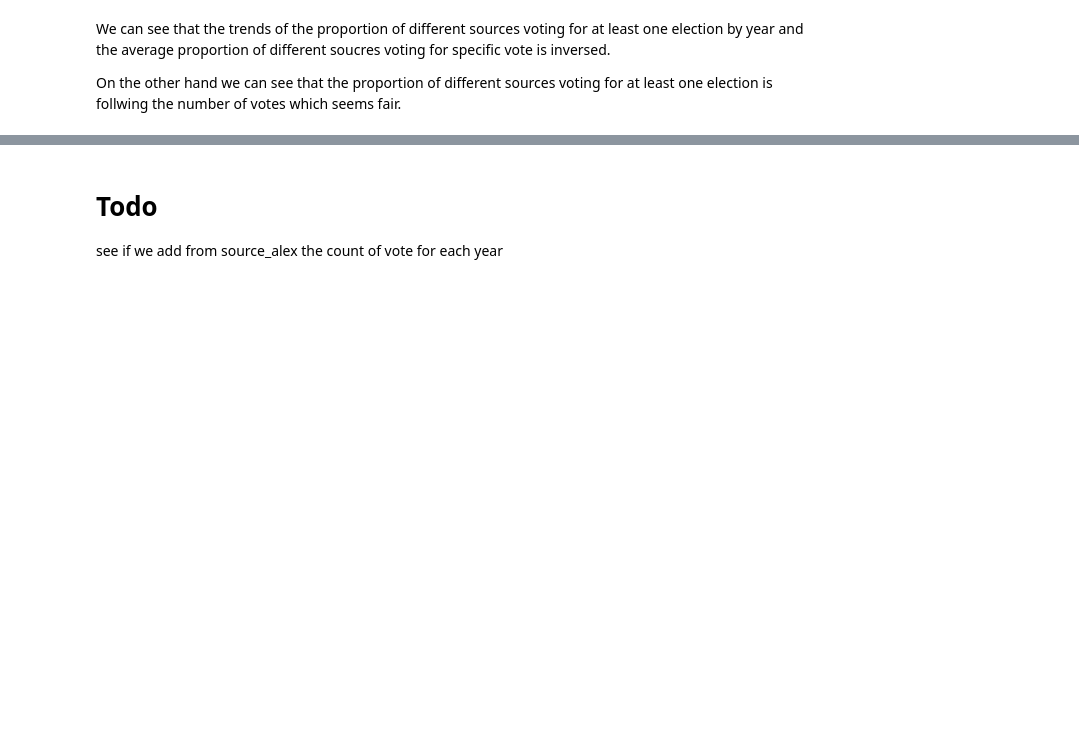
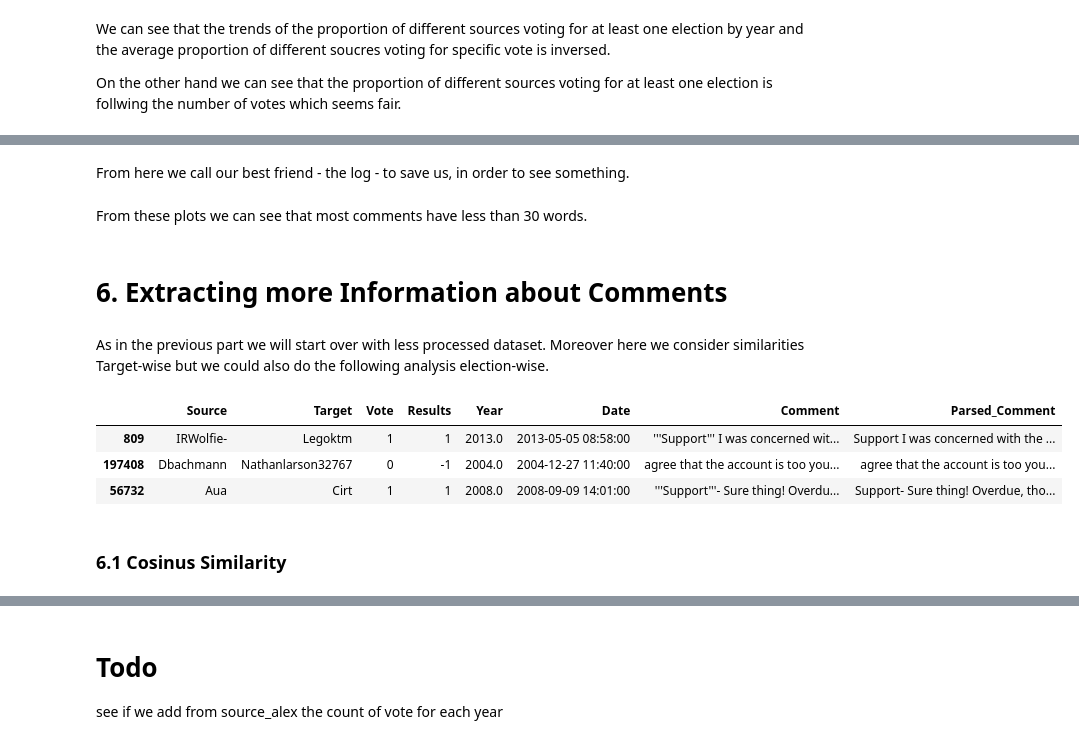
Before and after one commit to epfl-ada/ada-2023-project-abracadabra, a Jupyter notebook: P2_submission.ipynb, the cells around one changed output, grey strips where cells are left out. Drawn from its saved outputs; the diff is of its cells as text; code cells hidden in the pictures; blank space fills up the shorter version.

```diff
--- a/P2_submission.ipynb
+++ b/P2_submission.ipynb
@@ -677,0 +783,2 @@ plt.show()
+# %% [markdown]
+From here we call our best friend - the log - to save us, in order to see something.
@@ -677,0 +801,21 @@ plt.show()
+# %% [markdown]
+From these plots we can see that most comments have less than 30 words.
+# %% [markdown]
+# 6. Extracting more Information about Comments
+# %% [markdown]
+As in the previous part we will start over with less processed dataset. Moreover here we consider similarities Target-wise but we could also do the following analysis election-wise.
+# %%
+df_cosine_similarity = pd.read_csv('wiki-RfA.csv', index_col=0, parse_dates=['Date'])
+
+#Parse the comments to a new column
+df_cosine_similarity['Comment'] = df_cosine_similarity['Comment'].apply(lambda x: [] if pd.isna(x) else x)
+df_cosine_similarity["Parsed_Comment"] = df_cosine_similarity.Comment.apply(lambda x: mwparserfromhell.parse(x).strip_code())
+
+df_cosine_similarity.sample(3)
+# %% [output]
+|  | Source | Target | Vote | Results | Year | Date | Comment | Parsed_Comment |
+| 809 | IRWolfie- | Legoktm | 1 | 1 | 2013.0 | 2013-05-05 08:58:00 | '''Support''' I was concerned wit... | Support I was concerned with the ... |
+| 197408 | Dbachmann | Nathanlarson32767 | 0 | -1 | 2004.0 | 2004-12-27 11:40:00 | agree that the account is too you... | agree that the account is too you... |
+| 56732 | Aua | Cirt | 1 | 1 | 2008.0 | 2008-09-09 14:01:00 | '''Support'''- Sure thing! Overdu... | Support- Sure thing! Overdue, tho... |
+# %% [markdown]
+### 6.1 Cosinus Similarity
```
Also changed, not shown: parts of 91 cells of this notebook, 1 other file.
